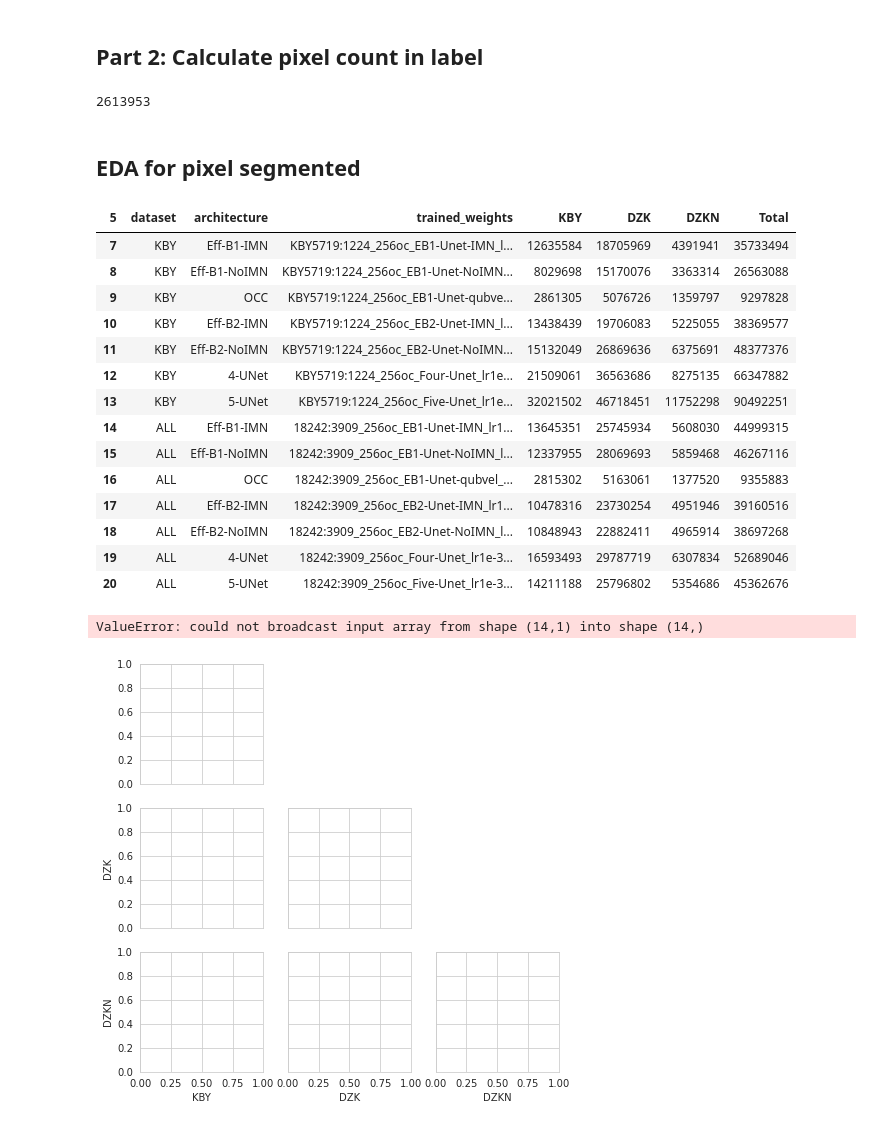
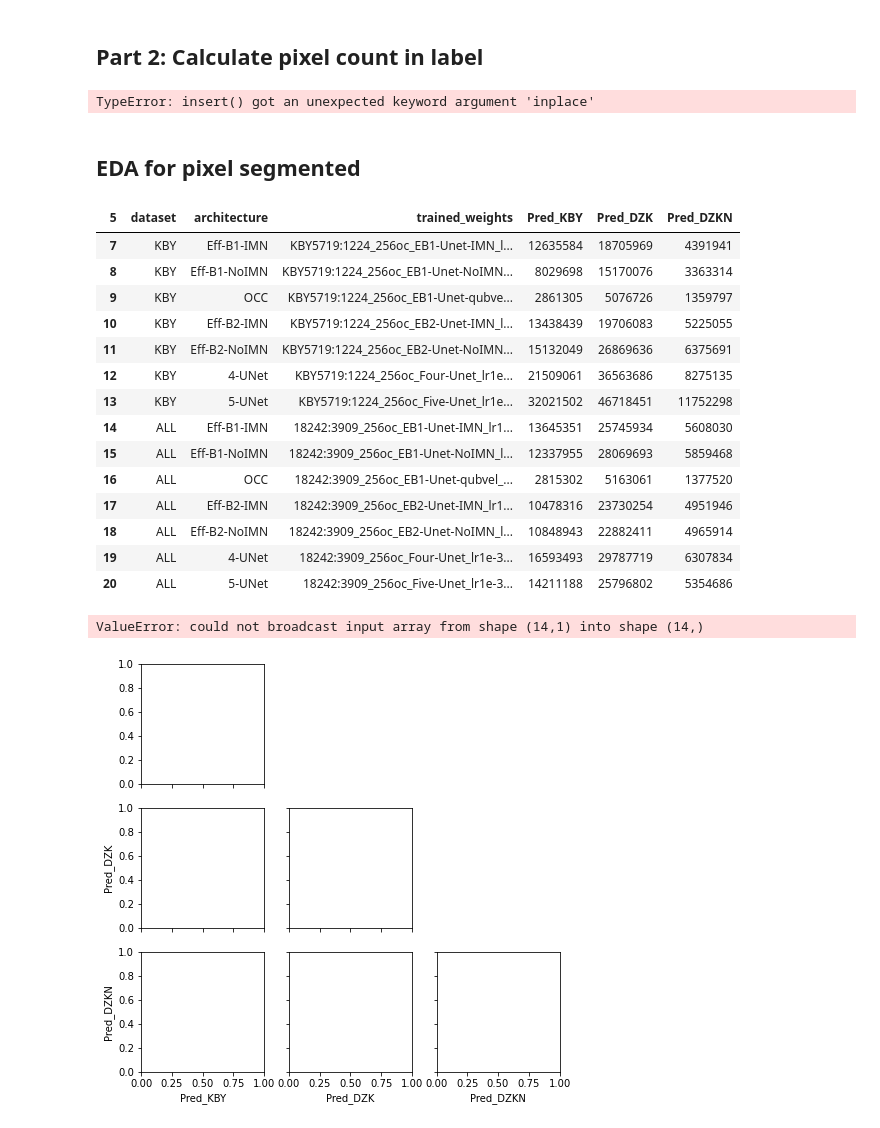
Before and after one commit to chrischank/HOTOSM_OAM_codeV2, a Jupyter notebook: PredSeg_Camp.ipynb, the cells around one changed output. Cells and saved outputs as stored; diff of their text form; code cells hidden in the pictures.

```diff
--- a/PredSeg_Camp.ipynb
+++ b/PredSeg_Camp.ipynb
@@ -309,9 +316,10 @@ def label_count(camp):
 # %%
-output = label_count("DZKN")
+lblcount_ls = label_count("DZKN")
+pixcount_df.insert(lblcount_ls, inplace = True)
 
-print(output)
+pixcount_df
 # %% [output]
-2613953
+TypeError: insert() got an unexpected keyword argument 'inplace'
 # %% [markdown]
 ## EDA for pixel segmented
 # %%
@@ -319,11 +327,10 @@ import matplotlib.pyplot as plt
 import seaborn as sns
 %matplotlib inline
 
-Pred_csv = pd.read_csv("/home/chris/Dropbox/HOTOSM/HOTOSM_OAM_codeV2/Net_Prediction.csv")
+Pred_csv = pd.read_csv(os.path.join(data_path, "Net_Prediction.csv"))
 KBY_poly, KBY_px = Pred_csv.iloc[0, 2], Pred_csv.iloc[0, 3]
 DZK_poly, DZK_px = Pred_csv.iloc[1, 2], Pred_csv.iloc[1, 3]
 DZKN_poly, DZKN_px = Pred_csv.iloc[2, 2], Pred_csv.iloc[2, 3]
-
 
 Pred_csv = Pred_csv.drop([0, 1, 2, 3, 4, 6])
 headers = Pred_csv.iloc[0]
@@ -335,27 +342,30 @@ Pred_csv.insert(1, "architecture", ["Eff-B1-IMN", "Eff-B1-NoIMN", "OCC", "Eff-B2
 
 Pred_csv
 # %% [output]
-| 5 | dataset | architecture | trained_weights | KBY | DZK | DZKN | Total |
-| 7 | KBY | Eff-B1-IMN | KBY5719:1224_256oc_EB1-Unet-IMN_l... | 12635584 | 18705969 | 4391941 | 35733494 |
-| 8 | KBY | Eff-B1-NoIMN | KBY5719:1224_256oc_EB1-Unet-NoIMN... | 8029698 | 15170076 | 3363314 | 26563088 |
-| 9 | KBY | OCC | KBY5719:1224_256oc_EB1-Unet-qubve... | 2861305 | 5076726 | 1359797 | 9297828 |
-| 10 | KBY | Eff-B2-IMN | KBY5719:1224_256oc_EB2-Unet-IMN_l... | 13438439 | 19706083 | 5225055 | 38369577 |
-| 11 | KBY | Eff-B2-NoIMN | KBY5719:1224_256oc_EB2-Unet-NoIMN... | 15132049 | 26869636 | 6375691 | 48377376 |
-| 12 | KBY | 4-UNet | KBY5719:1224_256oc_Four-Unet_lr1e... | 21509061 | 36563686 | 8275135 | 66347882 |
-| 13 | KBY | 5-UNet | KBY5719:1224_256oc_Five-Unet_lr1e... | 32021502 | 46718451 | 11752298 | 90492251 |
-| 14 | ALL | Eff-B1-IMN | 18242:3909_256oc_EB1-Unet-IMN_lr1... | 13645351 | 25745934 | 5608030 | 44999315 |
-| 15 | ALL | Eff-B1-NoIMN | 18242:3909_256oc_EB1-Unet-NoIMN_l... | 12337955 | 28069693 | 5859468 | 46267116 |
-| 16 | ALL | OCC | 18242:3909_256oc_EB1-Unet-qubvel_... | 2815302 | 5163061 | 1377520 | 9355883 |
-| 17 | ALL | Eff-B2-IMN | 18242:3909_256oc_EB2-Unet-IMN_lr1... | 10478316 | 23730254 | 4951946 | 39160516 |
-| 18 | ALL | Eff-B2-NoIMN | 18242:3909_256oc_EB2-Unet-NoIMN_l... | 10848943 | 22882411 | 4965914 | 38697268 |
-| 19 | ALL | 4-UNet | 18242:3909_256oc_Four-Unet_lr1e-3... | 16593493 | 29787719 | 6307834 | 52689046 |
-| 20 | ALL | 5-UNet | 18242:3909_256oc_Five-Unet_lr1e-3... | 14211188 | 25796802 | 5354686 | 45362676 |
+| 5 | dataset | architecture | trained_weights | Pred_KBY | Pred_DZK | Pred_DZKN |
+| 7 | KBY | Eff-B1-IMN | KBY5719:1224_256oc_EB1-Unet-IMN_l... | 12635584 | 18705969 | 4391941 |
+| 8 | KBY | Eff-B1-NoIMN | KBY5719:1224_256oc_EB1-Unet-NoIMN... | 8029698 | 15170076 | 3363314 |
+| 9 | KBY | OCC | KBY5719:1224_256oc_EB1-Unet-qubve... | 2861305 | 5076726 | 1359797 |
+| 10 | KBY | Eff-B2-IMN | KBY5719:1224_256oc_EB2-Unet-IMN_l... | 13438439 | 19706083 | 5225055 |
+| 11 | KBY | Eff-B2-NoIMN | KBY5719:1224_256oc_EB2-Unet-NoIMN... | 15132049 | 26869636 | 6375691 |
+| 12 | KBY | 4-UNet | KBY5719:1224_256oc_Four-Unet_lr1e... | 21509061 | 36563686 | 8275135 |
+| 13 | KBY | 5-UNet | KBY5719:1224_256oc_Five-Unet_lr1e... | 32021502 | 46718451 | 11752298 |
+| 14 | ALL | Eff-B1-IMN | 18242:3909_256oc_EB1-Unet-IMN_lr1... | 13645351 | 25745934 | 5608030 |
+| 15 | ALL | Eff-B1-NoIMN | 18242:3909_256oc_EB1-Unet-NoIMN_l... | 12337955 | 28069693 | 5859468 |
+| 16 | ALL | OCC | 18242:3909_256oc_EB1-Unet-qubvel_... | 2815302 | 5163061 | 1377520 |
+| 17 | ALL | Eff-B2-IMN | 18242:3909_256oc_EB2-Unet-IMN_lr1... | 10478316 | 23730254 | 4951946 |
+| 18 | ALL | Eff-B2-NoIMN | 18242:3909_256oc_EB2-Unet-NoIMN_l... | 10848943 | 22882411 | 4965914 |
+| 19 | ALL | 4-UNet | 18242:3909_256oc_Four-Unet_lr1e-3... | 16593493 | 29787719 | 6307834 |
+| 20 | ALL | 5-UNet | 18242:3909_256oc_Five-Unet_lr1e-3... | 14211188 | 25796802 | 5354686 |
 # %%
+Pred_csv.to_csv(os.path.join(data_path, "Net_Prediction2.csv"))
+Pred_csv2 = pd.read_csv(os.path.join(data_path, "Net_Prediction2.csv"))
+
 # Pair-plot
-sns.pairplot(Pred_csv, vars = ["KBY", "DZK", "DZKN"], hue = ["architecture"], corner = True)
+sns.pairplot(Pred_csv2, vars = ["Pred_KBY", "Pred_DZK", "Pred_DZKN"], hue = ["architecture"], corner = True)
 # %% [output]
 ValueError: could not broadcast input array from shape (14,1) into shape (14,)
-[figure, old version]
+[figure, new version]
 # %%
 # 3D scatterplot with threshold wirenet
 # z = KBY
```
Also changed, not shown: parts of 7 cells of this notebook, 6 other files.
